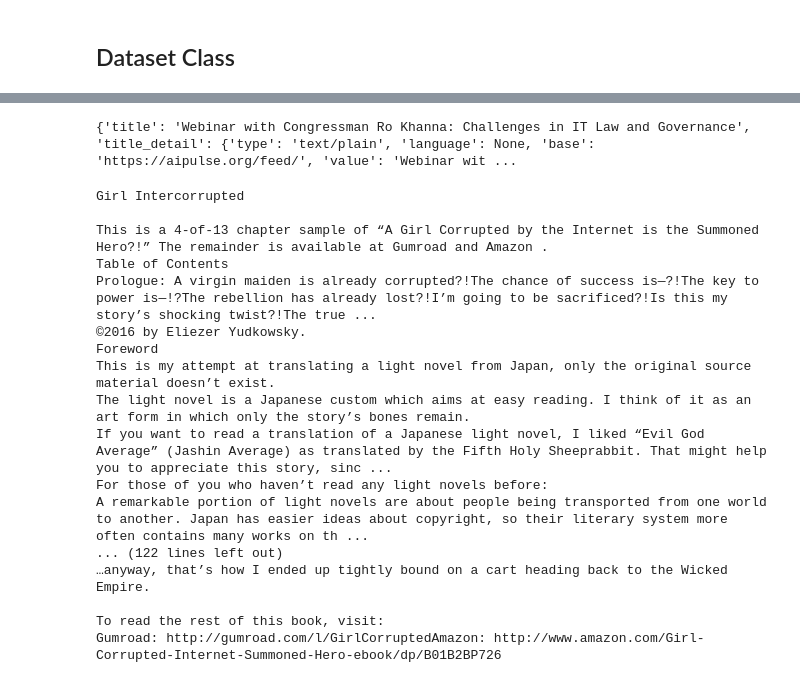
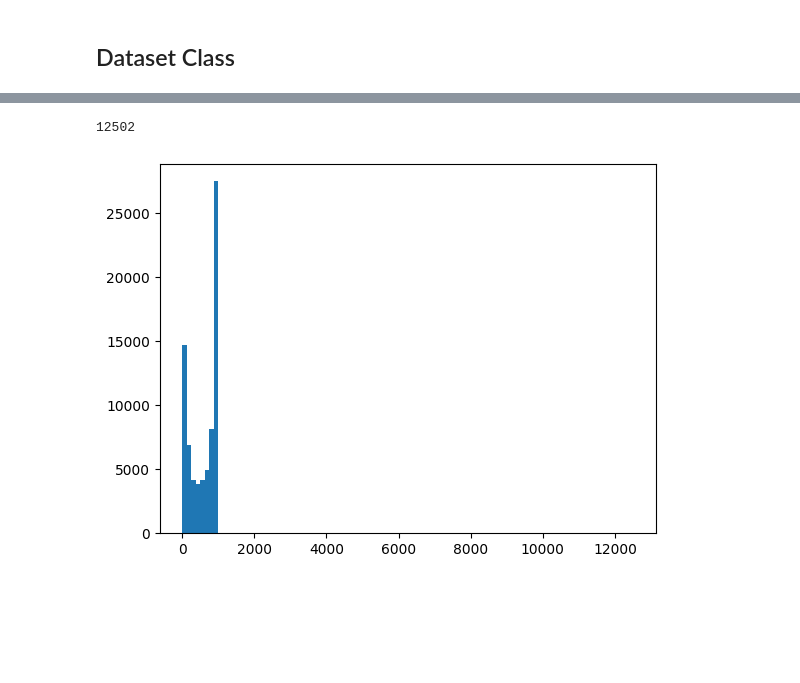
Before and after one commit to StampyAI/stampy-chat, a Jupyter notebook: src/testing.ipynb, the cells around one changed output, grey strips where cells are left out. Cells and saved outputs as stored; diff of their text form; code cells hidden in the pictures; blank space fills up the shorter version.

Commit message:
Updated the testing considerably. Loading the dataset works pretty well.

```diff
--- a/src/testing.ipynb
+++ b/src/testing.ipynb
@@ -81,36 +227,44 @@ class Dataset:
 alignment_dataset = r"C:\Users\Henri\Documents\GitHub\AlignmentSearch\data\alignment_texts.jsonl"
 
 worthwhile_sources = [
-    # 'alignment forum',
-    # 'lesswrong',
+    'https://aipulse.org',
+    'ebook',
+    'https://qualiacomputing.com',
+    'alignment forum',
+    'lesswrong',
     'manual',
-    # 'GitHub',
+    'arxiv',
+    'https://deepmindsafetyresearch.medium.com/',
+    'waitbutwhy.com',
+    'GitHub',
+    'https://aiimpacts.org',
+    'arbital.com',
+    'carado.moe',
+    'nonarxiv_papers',
+    'https://vkrakovna.wordpress.com',
     'https://jsteinhardt.wordpress.com',
+    'audio-transcripts',
     'https://intelligence.org',
+    'youtube',
+    'reports',
+    'https://aisafety.camp',
+    'curriculum',
     'https://www.yudkowsky.net',
     'distill'
 ]
 # %%
-dataset = Dataset(path=alignment_dataset, sources=worthwhile_sources, max_data_length=1e4, get_embeddings=False)
+dataset = Dataset(path=alignment_dataset, sources=worthwhile_sources)
+dataset.load()
-# %% [output]
-{'title': 'Webinar with Congressman Ro Khanna: Challenges in IT Law and Governance', 'title_detail': {'type': 'text/plain', 'language': None, 'base': 'https://aipulse.org/feed/', 'value': 'Webinar wit ...
-# %%
-print(dictionary[0])
-# %% [output]
-Girl Intercorrupted
-
-This is a 4-of-13 chapter sample of “A Girl Corrupted by the Internet is the Summoned Hero?!” The remainder is available at Gumroad and Amazon .
-Table of Contents
-Prologue: A virgin maiden is already corrupted?!The chance of success is—?!The key to power is—!?The rebellion has already lost?!I’m going to be sacrificed?!Is this my story’s shocking twist?!The true ...
-©2016 by Eliezer Yudkowsky.
-Foreword
-This is my attempt at translating a light novel from Japan, only the original source material doesn’t exist.
-The light novel is a Japanese custom which aims at easy reading. I think of it as an art form in which only the story’s bones remain.
-If you want to read a translation of a Japanese light novel, I liked “Evil God Average” (Jashin Average) as translated by the Fifth Holy Sheeprabbit. That might help you to appreciate this story, sinc ...
-For those of you who haven’t read any light novels before:
-A remarkable portion of light novels are about people being transported from one world to another. Japan has easier ideas about copyright, so their literary system more often contains many works on th ...
-... (122 lines left out)
-…anyway, that’s how I ended up tightly bound on a cart heading back to the Wicked Empire.
-
-To read the rest of this book, visit:
-Gumroad: http://gumroad.com/l/GirlCorruptedAmazon: http://www.amazon.com/Girl-Corrupted-Internet-Summoned-Hero-ebook/dp/B01B2BP726
+# %%
+len_embeds = []
+for embed in dataset.embed_split:
+    len_embeds.append(len(embed.split()))
+print(max(len_embeds))
+# %% [output]
+12502
+# %%
+# Plot the number of characters per embedding
+plt.hist([len(embed.split()) for embed in dataset.embed_split], bins=100)
+plt.savefig("embed_char_count.png")
+# %% [output]
+[figure, added]
```
Also changed, not shown: parts of 35 cells of this notebook.
